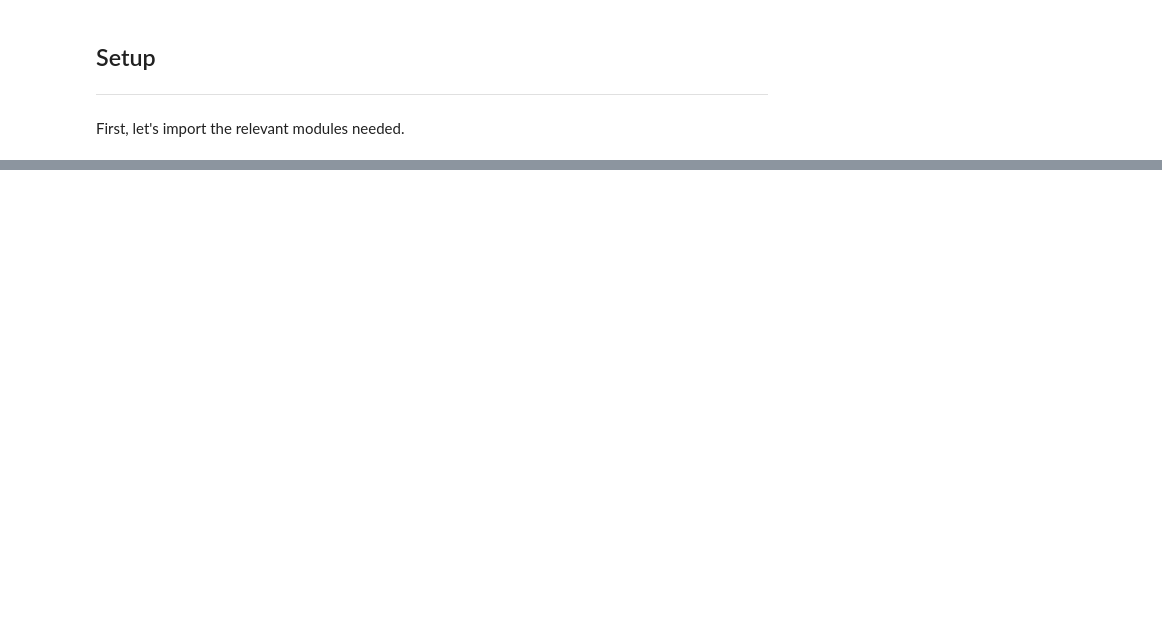
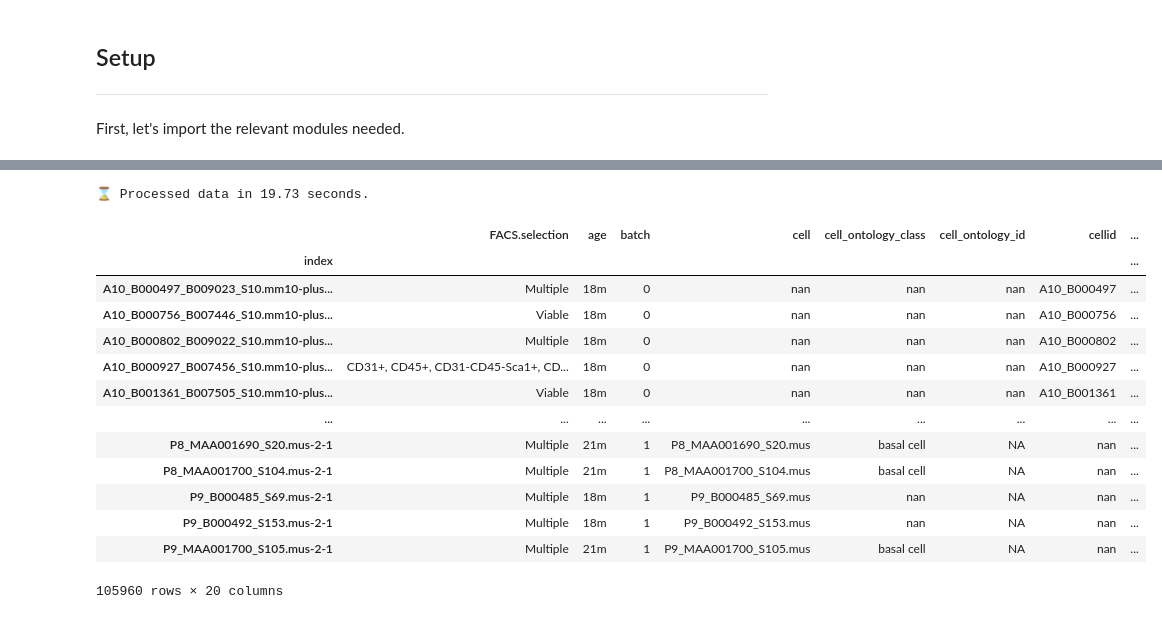
Before and after one commit to mikasenghaas/few-shot-benchmark, a Jupyter notebook: notebooks/eda.ipynb, the cells around one changed output, grey strips where cells are left out. Drawn from its saved outputs; the diff is of its cells as text; code cells hidden in the pictures; blank space fills up the shorter version.

```diff
--- a/notebooks/eda.ipynb
+++ b/notebooks/eda.ipynb
@@ -272,0 +343,7 @@ te_smps, te_trgs = next(iter(tm_test_loader))
+# %%
+# Process data
+start = time.time()
+maca_data.process_data()
+print(f"⌛ Processed data in {time.time() - start:.2f} seconds.")
+# %% [output]
+⌛ Processed data in 19.73 seconds.
@@ -272,0 +354,18 @@ te_smps, te_trgs = next(iter(tm_test_loader))
+# %%
+# Cell annotations
+processed_data.obs
+# %% [output]
+|  | FACS.selection | age | batch | cell | cell_ontology_class | cell_ontology_id | cellid | ... |
+| index |  |  |  |  |  |  |  | ... |
+| A10_B000497_B009023_S10.mm10-plus... | Multiple | 18m | 0 | nan | nan | nan | A10_B000497 | ... |
+| A10_B000756_B007446_S10.mm10-plus... | Viable | 18m | 0 | nan | nan | nan | A10_B000756 | ... |
+| A10_B000802_B009022_S10.mm10-plus... | Multiple | 18m | 0 | nan | nan | nan | A10_B000802 | ... |
+| A10_B000927_B007456_S10.mm10-plus... | CD31+, CD45+, CD31-CD45-Sca1+, CD... | 18m | 0 | nan | nan | nan | A10_B000927 | ... |
+| A10_B001361_B007505_S10.mm10-plus... | Viable | 18m | 0 | nan | nan | nan | A10_B001361 | ... |
+| ... | ... | ... | ... | ... | ... | ... | ... | ... |
+| P8_MAA001690_S20.mus-2-1 | Multiple | 21m | 1 | P8_MAA001690_S20.mus | basal cell | NA | nan | ... |
+| P8_MAA001700_S104.mus-2-1 | Multiple | 21m | 1 | P8_MAA001700_S104.mus | basal cell | NA | nan | ... |
+| P9_B000485_S69.mus-2-1 | Multiple | 18m | 1 | P9_B000485_S69.mus | nan | NA | nan | ... |
+| P9_B000492_S153.mus-2-1 | Multiple | 18m | 1 | P9_B000492_S153.mus | nan | NA | nan | ... |
+| P9_MAA001700_S105.mus-2-1 | Multiple | 21m | 1 | P9_MAA001700_S105.mus | basal cell | NA | nan | ... |
+105960 rows × 20 columns
```
Also changed, not shown: parts of 92 cells of this notebook.
